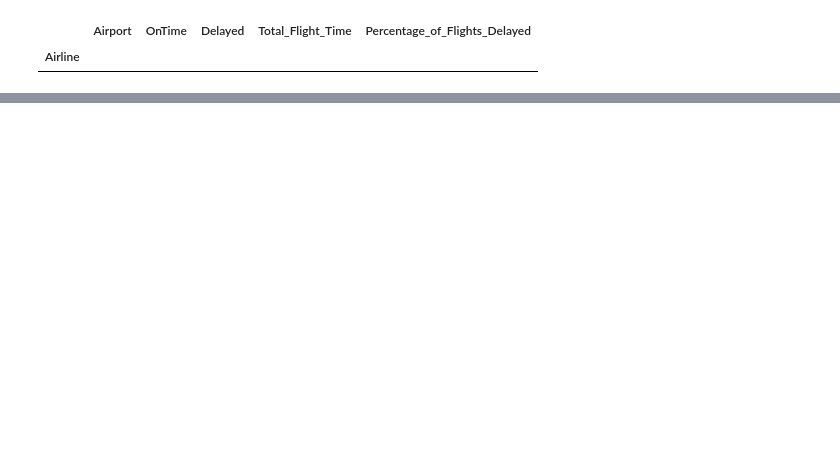
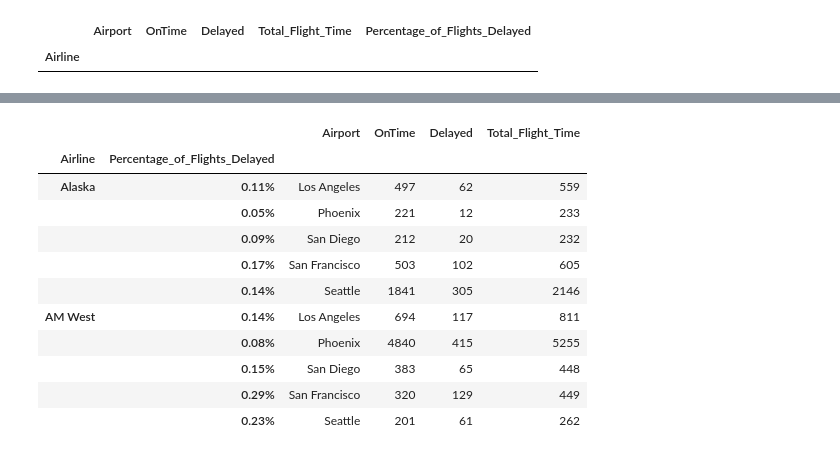
Before and after one commit to Dawad81/IS362-Database-Acquisition-and-Management, a Jupyter notebook: IS362_Project_1.ipynb, the cells around one changed output, grey strips where cells are left out. Drawn from its saved outputs; the diff is of its cells as text; code cells hidden in the pictures; blank space fills up the shorter version.

```diff
--- a/IS362_Project_1.ipynb
+++ b/IS362_Project_1.ipynb
@@ -87,0 +134,2 @@ flightDataEdits.loc[flightDataEdits['Airport']=='New York']
+# %%
+resetindex=flightDataEdits.copy()
@@ -87,0 +151,15 @@ flightDataEdits.loc[flightDataEdits['Airport']=='New York']
+# %%
+resetindex.set_index('Percentage_of_Flights_Delayed', append=True)
+# %% [output]
+|  |  | Airport | OnTime | Delayed | Total_Flight_Time |
+| Airline | Percentage_of_Flights_Delayed |  |  |  |  |
+| Alaska | 0.11% | Los Angeles | 497 | 62 | 559 |
+|  | 0.05% | Phoenix | 221 | 12 | 233 |
+|  | 0.09% | San Diego | 212 | 20 | 232 |
+|  | 0.17% | San Francisco | 503 | 102 | 605 |
+|  | 0.14% | Seattle | 1841 | 305 | 2146 |
+| AM West | 0.14% | Los Angeles | 694 | 117 | 811 |
+|  | 0.08% | Phoenix | 4840 | 415 | 5255 |
+|  | 0.15% | San Diego | 383 | 65 | 448 |
+|  | 0.29% | San Francisco | 320 | 129 | 449 |
+|  | 0.23% | Seattle | 201 | 61 | 262 |
```
Also changed, not shown: parts of 26 cells of this notebook.
